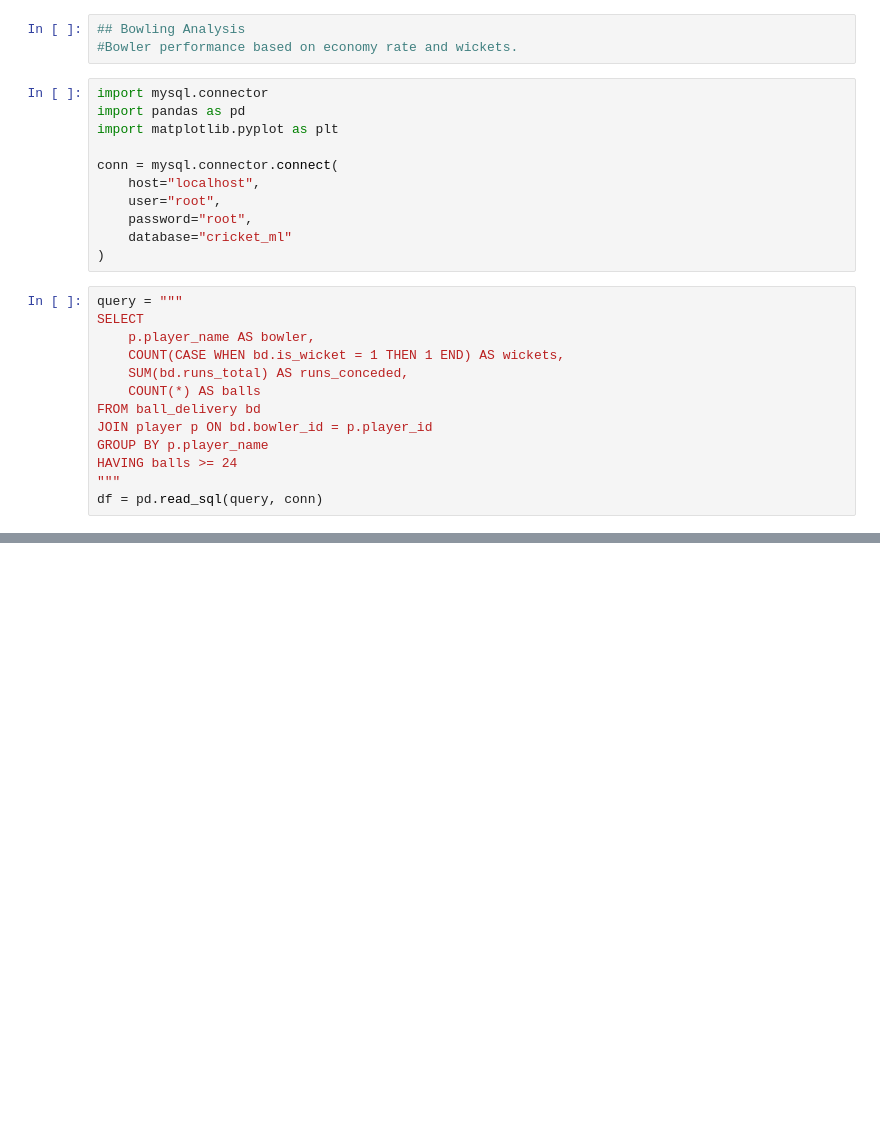
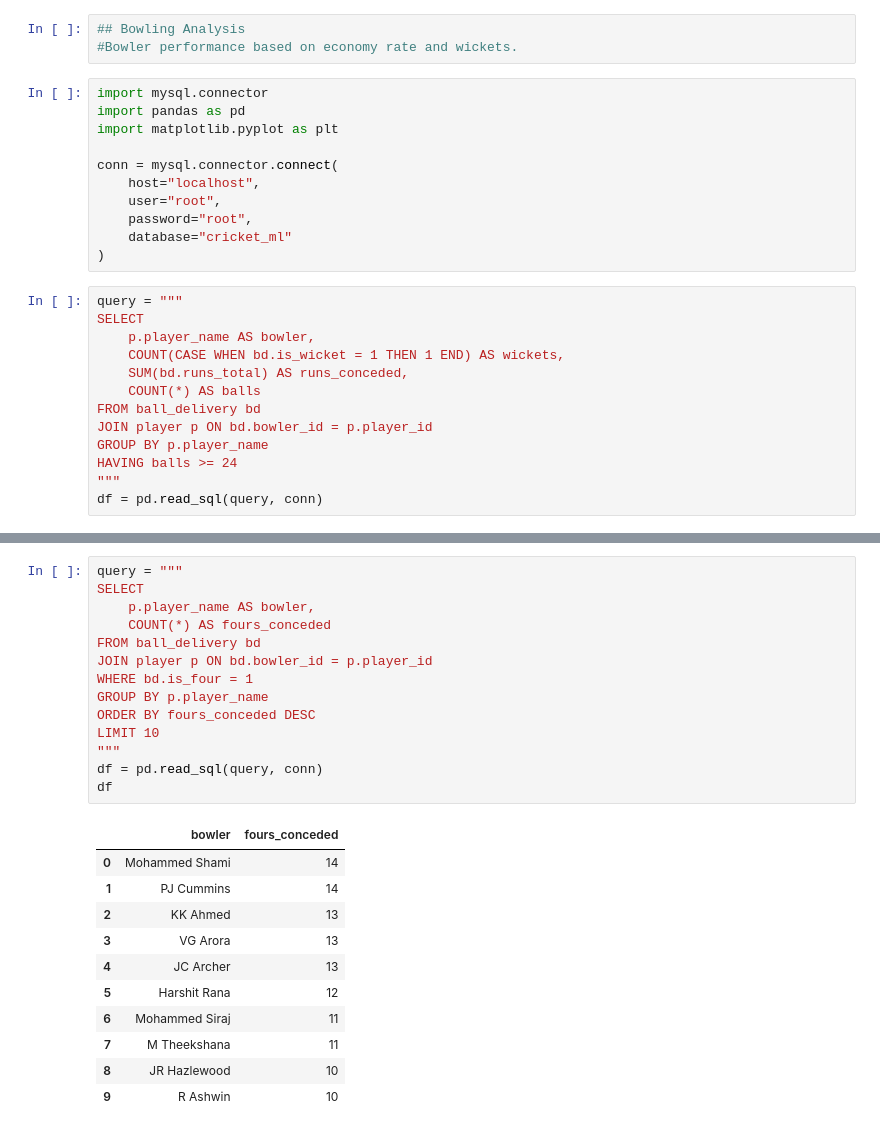
Before and after one commit to Jeswanth15/cricket-ml-, a Jupyter notebook: notebooks/03_bowling_analysis.ipynb, the cells around one changed output, grey strips where cells are left out. Cells and saved outputs as stored; diff of their text form; blank space fills up the shorter version.

```diff
--- a/notebooks/03_bowling_analysis.ipynb
+++ b/notebooks/03_bowling_analysis.ipynb
@@ -91,0 +122,26 @@ plt.show()
+# %%
+query = """
+SELECT
+    p.player_name AS bowler,
+    COUNT(*) AS fours_conceded
+FROM ball_delivery bd
+JOIN player p ON bd.bowler_id = p.player_id
+WHERE bd.is_four = 1
+GROUP BY p.player_name
+ORDER BY fours_conceded DESC
+LIMIT 10
+"""
+df = pd.read_sql(query, conn)
+df
+# %% [output]
+|  | bowler | fours_conceded |
+| 0 | Mohammed Shami | 14 |
+| 1 | PJ Cummins | 14 |
+| 2 | KK Ahmed | 13 |
+| 3 | VG Arora | 13 |
+| 4 | JC Archer | 13 |
+| 5 | Harshit Rana | 12 |
+| 6 | Mohammed Siraj | 11 |
+| 7 | M Theekshana | 11 |
+| 8 | JR Hazlewood | 10 |
+| 9 | R Ashwin | 10 |
```
Also changed, not shown: parts of 5 cells of this notebook, 3 other files.
